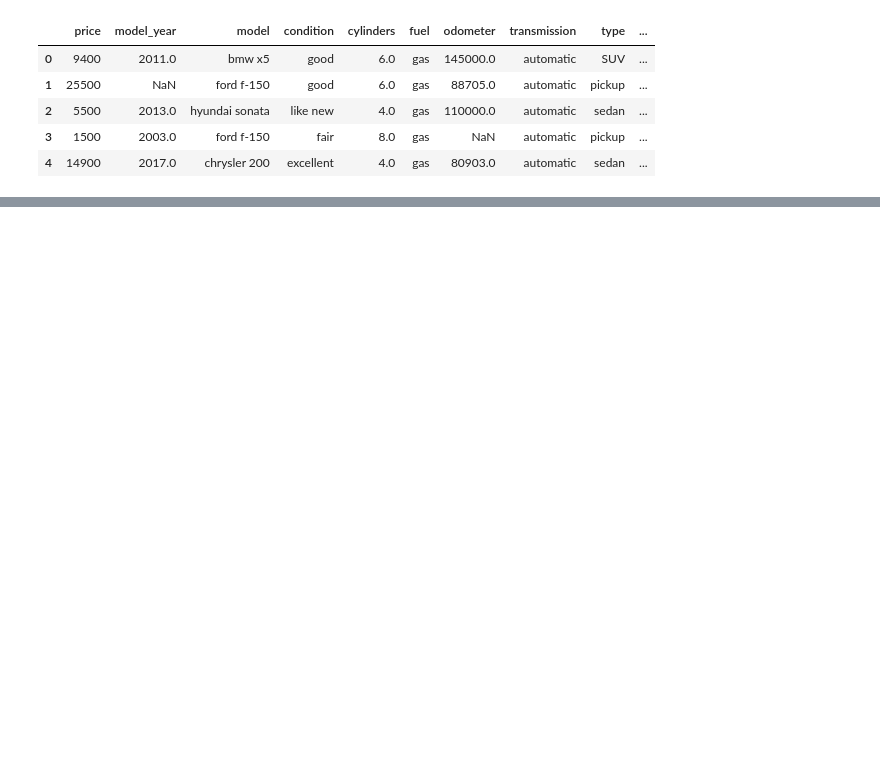
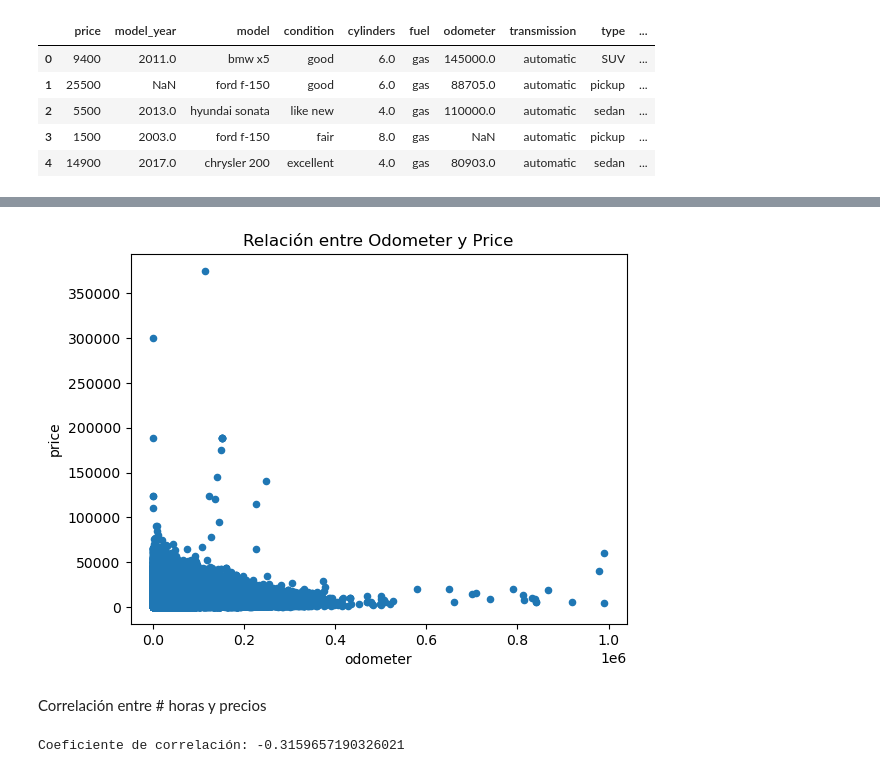
Before and after one commit to diegotrejosz/plotly_project, a Jupyter notebook: notebooks/eda.ipynb, the cells around one changed output, grey strips where cells are left out. Drawn from its saved outputs; the diff is of its cells as text; code cells hidden in the pictures; blank space fills up the shorter version.

```diff
--- a/notebooks/eda.ipynb
+++ b/notebooks/eda.ipynb
@@ -15,3 +107,11 @@ df.head()
+# %%
+df.plot.scatter(x='odometer', y='price')
+plt.title('Relación entre Odometer y Price')
+plt.show()
+# %% [output]
+[figure, added]
 # %%
 fig = px.histogram(df, x="odometer") # crear un histograma
 fig.show() # crear gráfico de dispersión
+# %% [markdown]
+Correlación entre # horas y precios
@@ -17,0 +124,5 @@ fig.show() # crear gráfico de dispersión
+# %%
+correlacion = df['odometer'].corr(df['price'])
+print(f"Coeficiente de correlación: {correlacion}")
+# %% [output]
+Coeficiente de correlación: -0.3159657190326021
```
Also changed, not shown: parts of 13 cells of this notebook, 1 other file.
